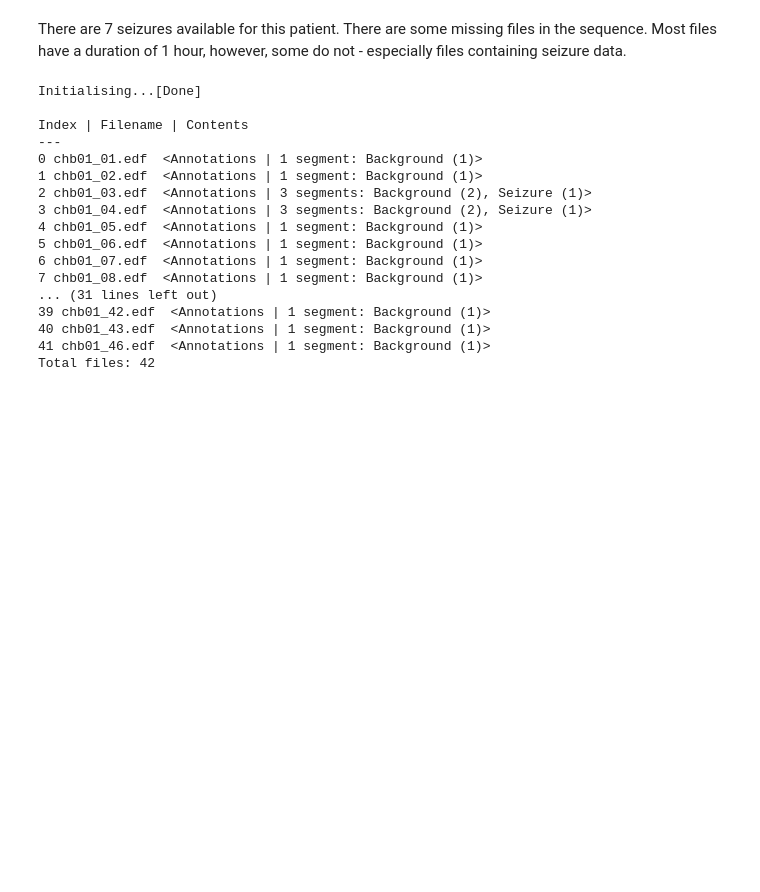
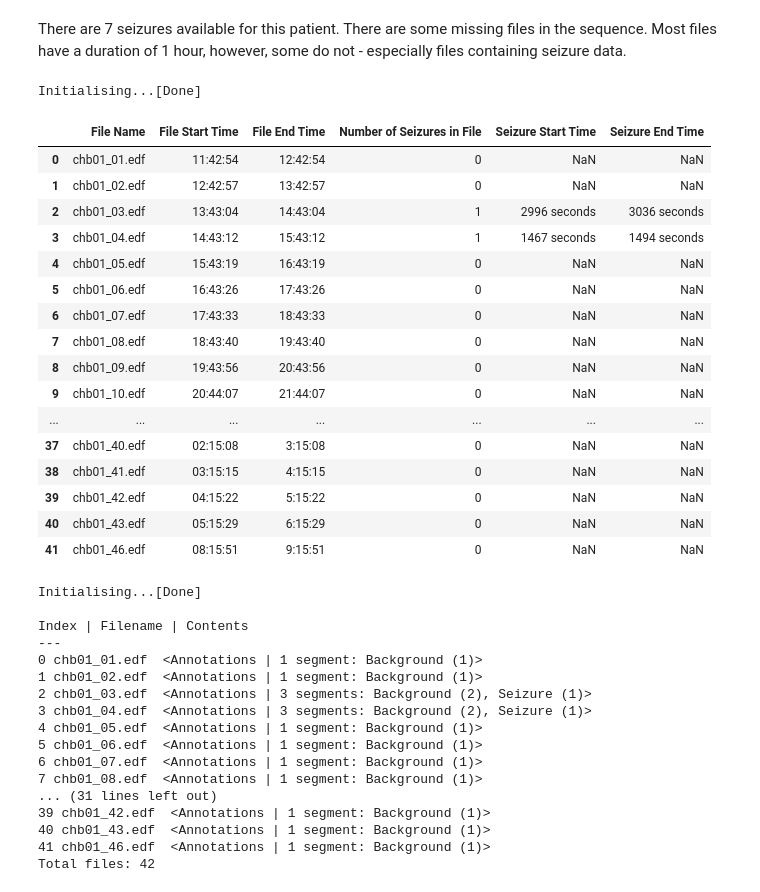
Before and after one commit to samisnotinsane/chbmit-seizure-prediction, a Jupyter notebook: preprocessing/chb01.ipynb, the cells around one changed output. Cells and saved outputs as stored; diff of their text form; code cells hidden in the pictures; blank space fills up the shorter version.

Commit message:
Add interictal train-test data gen code for patient 1

```diff
--- a/preprocessing/chb01.ipynb
+++ b/preprocessing/chb01.ipynb
@@ -83,4 +92,32 @@ def parse_summary(fpath):
                     file_meta['Number of Seizures in File'] = int(v.strip())
 
     return file_metadata
+# %%
+print('Initialising...', end='')
+dict_files = parse_summary(os.path.join(root, os.listdir(root)[0])) # load chb01-summary.txt
+print('[Done]', end='\n\n')
+# %% [output]
+Initialising...[Done]
+# %%
+df = pd.DataFrame(data=dict_files)
+df.to_excel('chb_01_summary.xlsx')
+df
+# %% [output]
+|  | File Name | File Start Time | File End Time | Number of Seizures in File | Seizure Start Time | Seizure End Time |
+| 0 | chb01_01.edf | 11:42:54 | 12:42:54 | 0 | NaN | NaN |
+| 1 | chb01_02.edf | 12:42:57 | 13:42:57 | 0 | NaN | NaN |
+| 2 | chb01_03.edf | 13:43:04 | 14:43:04 | 1 | 2996 seconds | 3036 seconds |
+| 3 | chb01_04.edf | 14:43:12 | 15:43:12 | 1 | 1467 seconds | 1494 seconds |
+| 4 | chb01_05.edf | 15:43:19 | 16:43:19 | 0 | NaN | NaN |
+| 5 | chb01_06.edf | 16:43:26 | 17:43:26 | 0 | NaN | NaN |
+| 6 | chb01_07.edf | 17:43:33 | 18:43:33 | 0 | NaN | NaN |
+| 7 | chb01_08.edf | 18:43:40 | 19:43:40 | 0 | NaN | NaN |
+| 8 | chb01_09.edf | 19:43:56 | 20:43:56 | 0 | NaN | NaN |
+| 9 | chb01_10.edf | 20:44:07 | 21:44:07 | 0 | NaN | NaN |
+| ... | ... | ... | ... | ... | ... | ... |
+| 37 | chb01_40.edf | 02:15:08 | 3:15:08 | 0 | NaN | NaN |
+| 38 | chb01_41.edf | 03:15:15 | 4:15:15 | 0 | NaN | NaN |
+| 39 | chb01_42.edf | 04:15:22 | 5:15:22 | 0 | NaN | NaN |
+| 40 | chb01_43.edf | 05:15:29 | 6:15:29 | 0 | NaN | NaN |
+| 41 | chb01_46.edf | 08:15:51 | 9:15:51 | 0 | NaN | NaN |
 # %%
```
Also changed, not shown: parts of 3 cells of this notebook, 3 other files.
